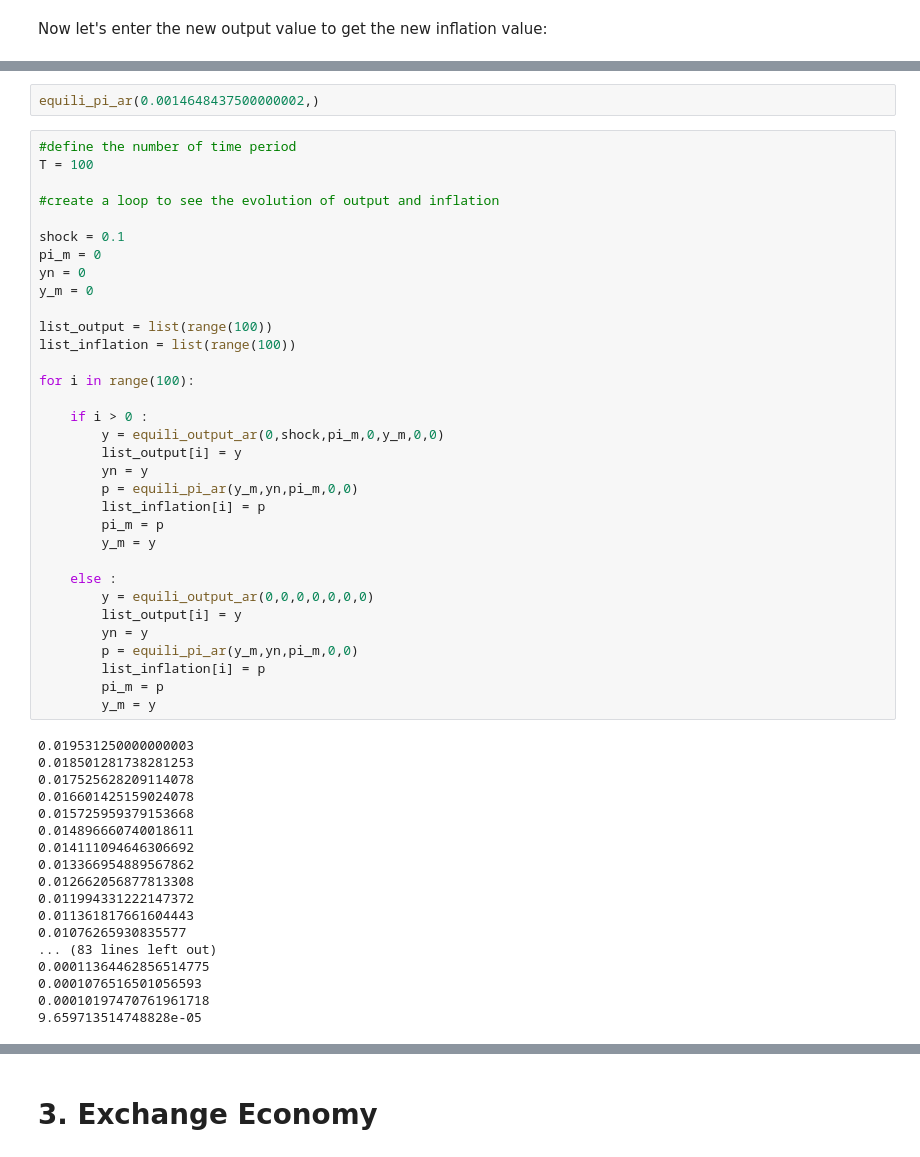
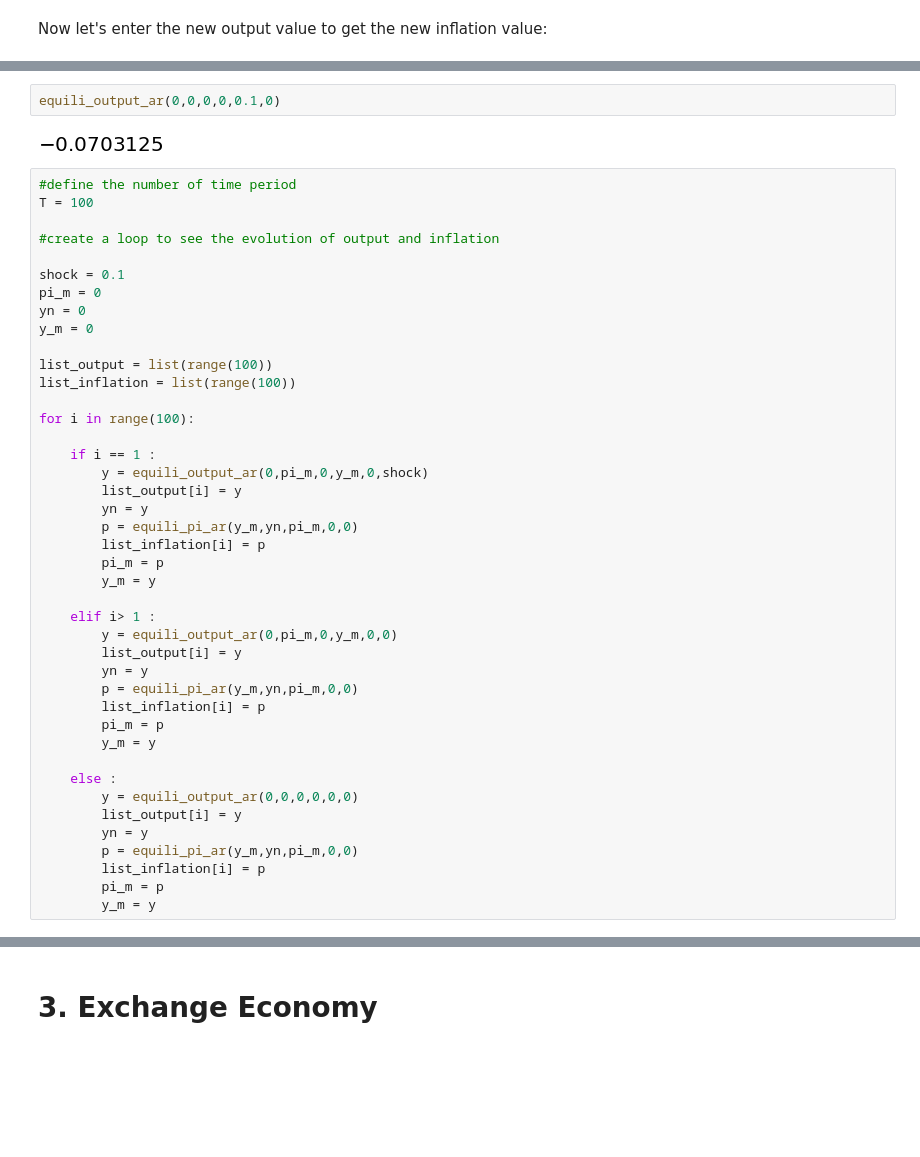
Before and after one commit to NumEconCopenhagen/projects-2019-al, a Jupyter notebook: examproject/examproject.ipynb, the cells around one changed output, grey strips where cells are left out. Cells and saved outputs as stored; diff of their text form; blank space fills up the shorter version.

```diff
--- a/examproject/examproject.ipynb
+++ b/examproject/examproject.ipynb
@@ -430,5 +434,7 @@ equili_pi_ar(0,equili_output_ar(0,0.1,0,0,0,0,0), 0, 0, 0)
-# %%
-equili_pi_ar(0.0014648437500000002,)
+# %%
+equili_output_ar(0,0,0,0,0.1,0)
+# %% [output]
+[figure, added]
 # %%
 #define the number of time period
 T = 100
@@ -445,8 +451,17 @@ list_inflation = list(range(100))
 
 for i in range(100):
 
-    if i > 0 :
-        y = equili_output_ar(0,shock,pi_m,0,y_m,0,0)
+    if i == 1 :
+        y = equili_output_ar(0,pi_m,0,y_m,0,shock)
+        list_output[i] = y
+        yn = y
+        p = equili_pi_ar(y_m,yn,pi_m,0,0)
+        list_inflation[i] = p
+        pi_m = p
+        y_m = y
+
+    elif i> 1 :
+        y = equili_output_ar(0,pi_m,0,y_m,0,0)
         list_output[i] = y
         yn = y
         p = equili_pi_ar(y_m,yn,pi_m,0,0)
@@ -455,31 +470,13 @@ for i in range(100):
         y_m = y
 
     else :
-        y = equili_output_ar(0,0,0,0,0,0,0)
+        y = equili_output_ar(0,0,0,0,0,0)
         list_output[i] = y
         yn = y
         p = equili_pi_ar(y_m,yn,pi_m,0,0)
         list_inflation[i] = p
         pi_m = p
         y_m = y
-# %% [output]
-0.019531250000000003
-0.018501281738281253
-0.017525628209114078
-0.016601425159024078
-0.015725959379153668
-0.014896660740018611
-0.014111094646306692
-0.013366954889567862
-0.012662056877813308
-0.011994331222147372
-0.011361817661604443
-0.01076265930835577
-... (83 lines left out)
-0.00011364462856514775
-0.0001076516501056593
-0.00010197470761961718
-9.659713514748828e-05
 # %%
 plt.plot(list_output)
 plt.plot(list_inflation)
```
Also changed, not shown: parts of 14 cells of this notebook.
